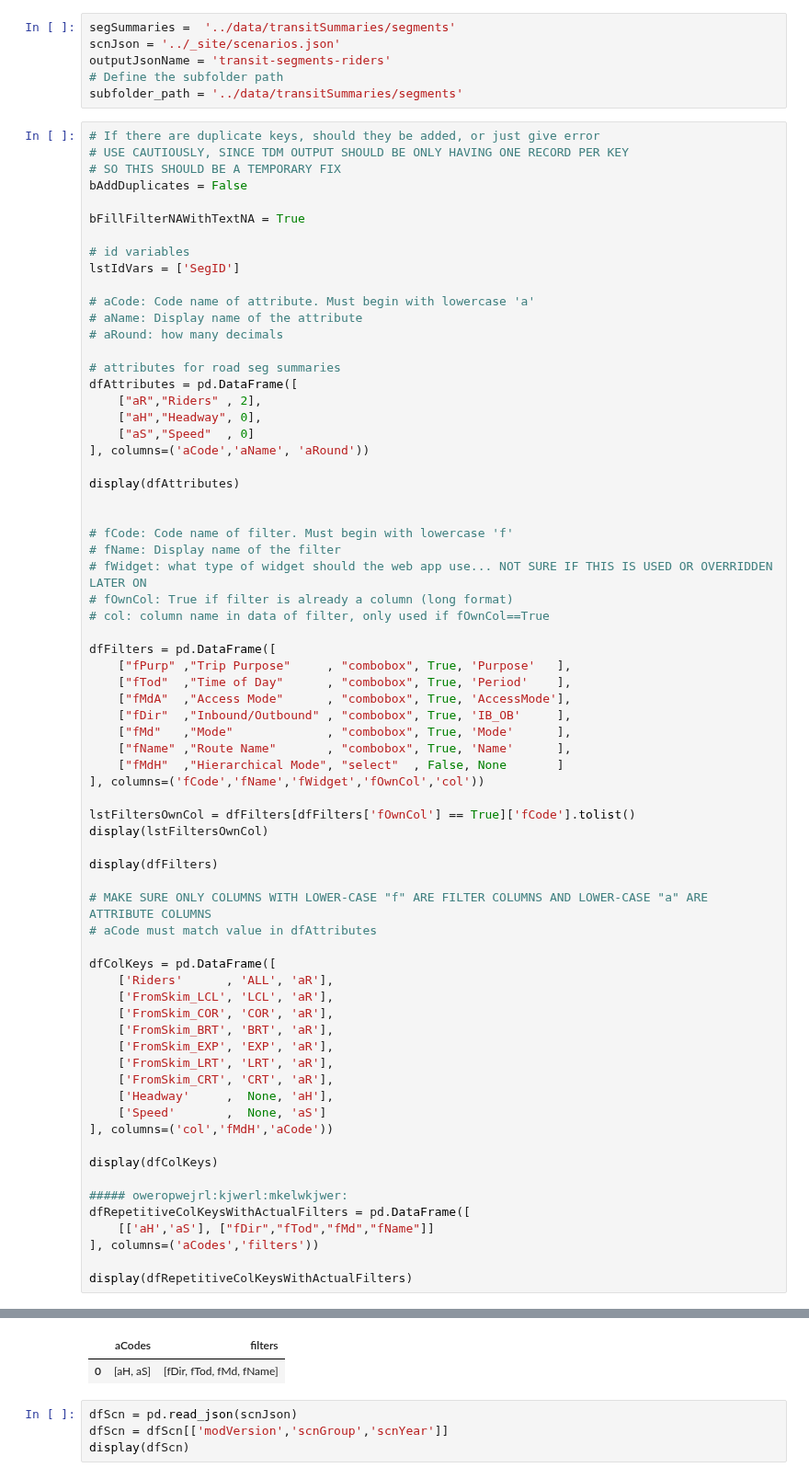
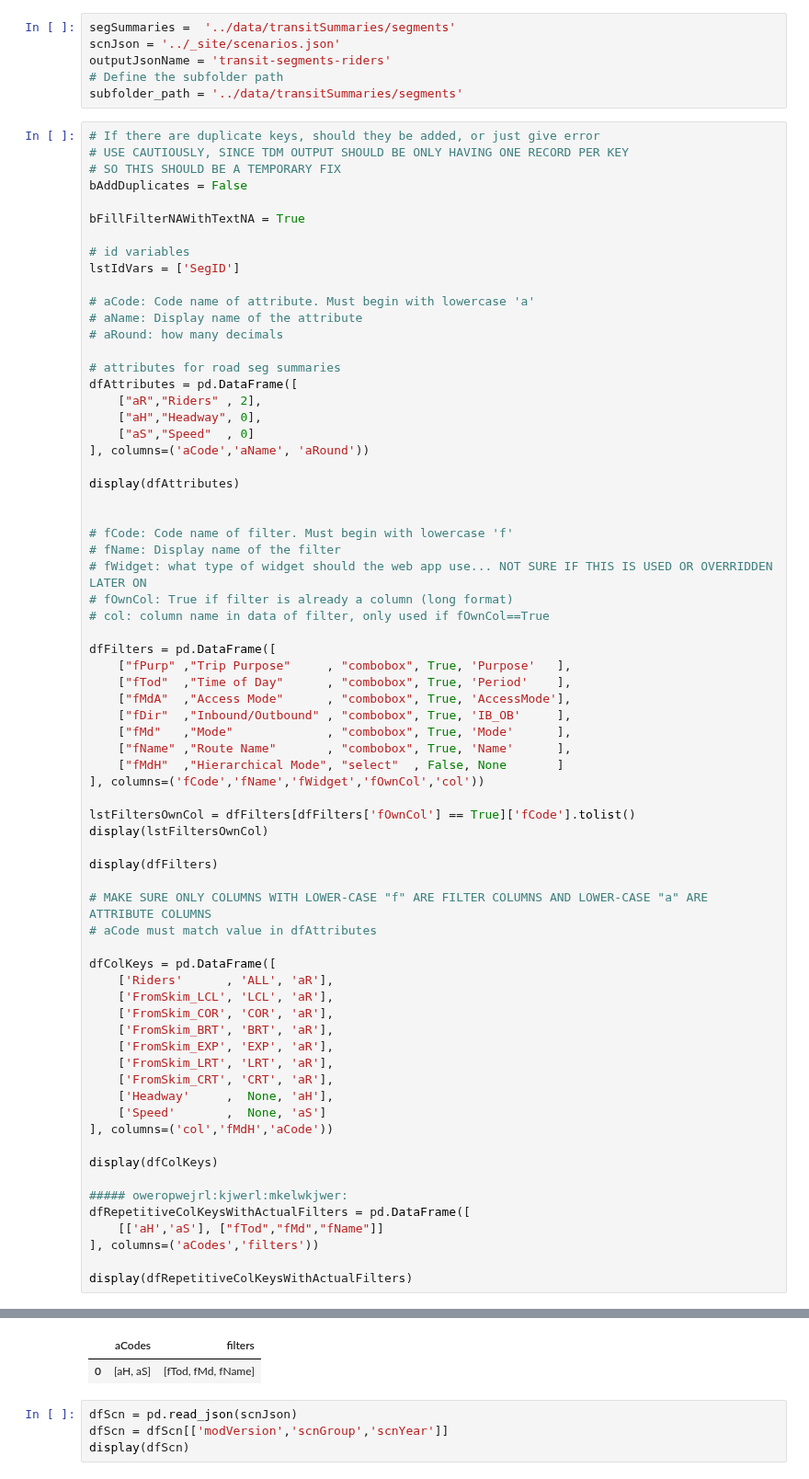
Before and after one commit to WFRCAnalytics/vizTool, a Jupyter notebook: scripts/Create-Jsons-Transit-Segment-vizMap.ipynb, the cells around one changed output, grey strips where cells are left out. Shown at 92% size. Drawn from its saved outputs; the diff is of its cells as text.

```diff
--- a/scripts/Create-Jsons-Transit-Segment-vizMap.ipynb
+++ b/scripts/Create-Jsons-Transit-Segment-vizMap.ipynb
@@ -72,36 +72,36 @@ display(dfColKeys)
 
 ##### oweropwejrl:kjwerl:mkelwkjwer:
 dfRepetitiveColKeysWithActualFilters = pd.DataFrame([
-    [['aH','aS'], ["fDir","fTod","fMd","fName"]]
+    [['aH','aS'], ["fTod","fMd","fName"]]
 ], columns=('aCodes','filters'))
 
 display(dfRepetitiveColKeysWithActualFilters)
 # %% [output]
 |  | aCode | aName | aRound |
 | 0 | aR | Riders | 2 |
 | 1 | aH | Headway | 0 |
 | 2 | aS | Speed | 0 |
 ['fPurp', 'fTod', 'fMdA', 'fDir', 'fMd', 'fName']
 |  | fCode | fName | fWidget | fOwnCol | col |
 | 0 | fPurp | Trip Purpose | combobox | True | Purpose |
 | 1 | fTod | Time of Day | combobox | True | Period |
 | 2 | fMdA | Access Mode | combobox | True | AccessMode |
 | 3 | fDir | Inbound/Outbound | combobox | True | IB_OB |
 | 4 | fMd | Mode | combobox | True | Mode |
 | 5 | fName | Route Name | combobox | True | Name |
 | 6 | fMdH | Hierarchical Mode | select | False | None |
 |  | col | fMdH | aCode |
 | 0 | Riders | ALL | aR |
 | 1 | FromSkim_LCL | LCL | aR |
 | 2 | FromSkim_COR | COR | aR |
 | 3 | FromSkim_BRT | BRT | aR |
 | 4 | FromSkim_EXP | EXP | aR |
 | 5 | FromSkim_LRT | LRT | aR |
 | 6 | FromSkim_CRT | CRT | aR |
 | 7 | Headway | None | aH |
 | 8 | Speed | None | aS |
 |  | aCodes | filters |
-| 0 | [aH, aS] | [fDir, fTod, fMd, fName] |
+| 0 | [aH, aS] | [fTod, fMd, fName] |
 # %%
 dfScn = pd.read_json(scnJson)
 dfScn = dfScn[['modVersion','scnGroup','scnYear']]
```
Also changed, not shown: parts of 17 cells of this notebook.
